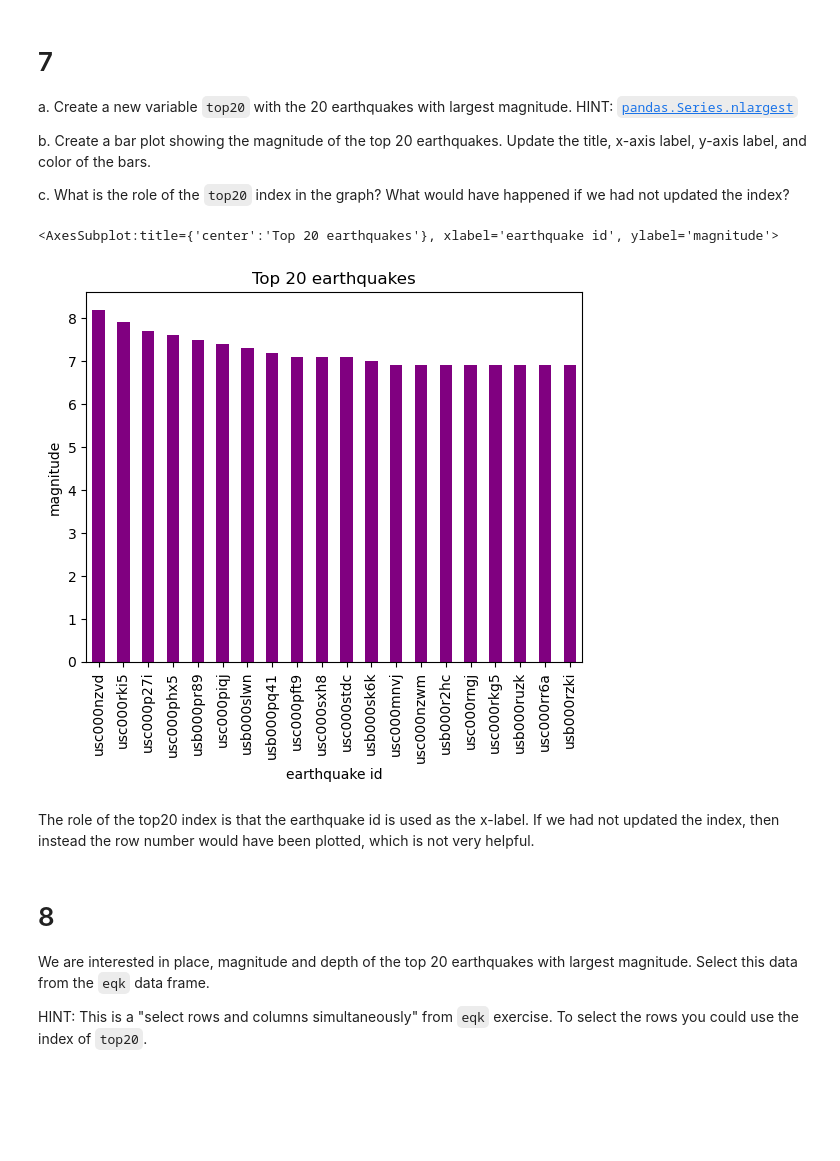
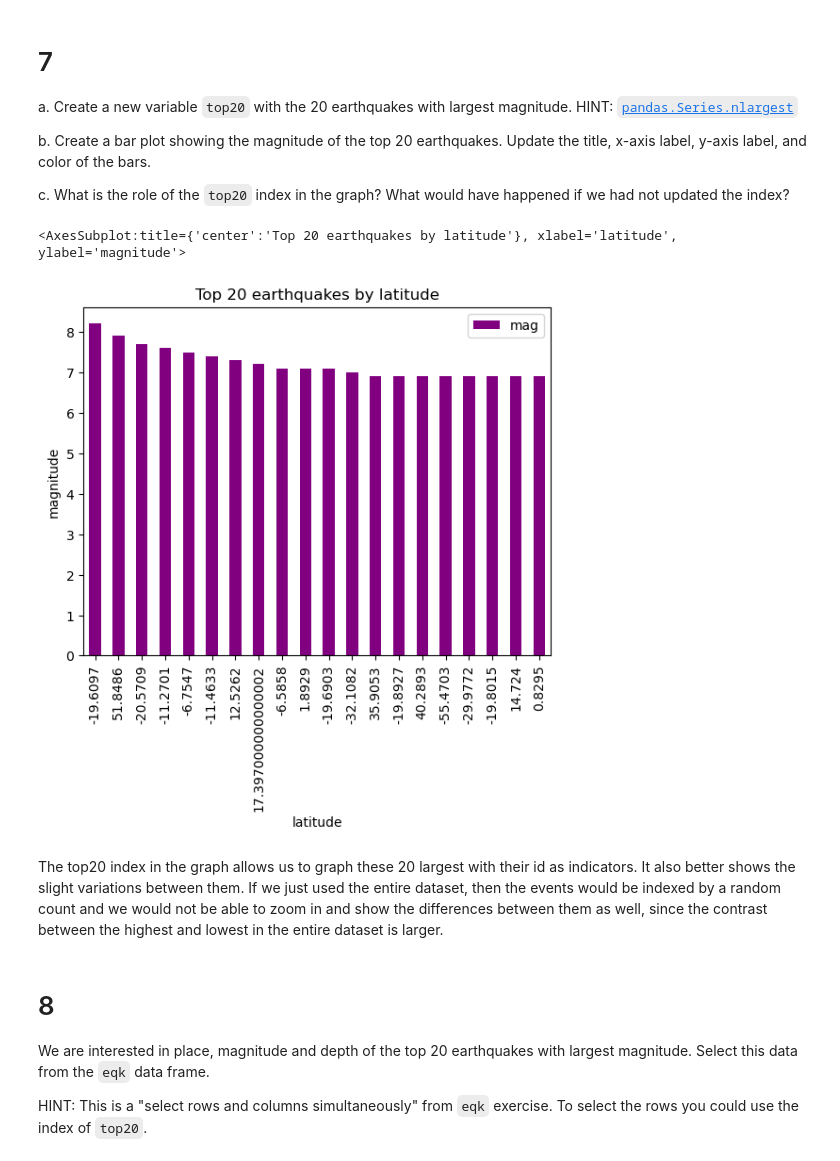
Before and after one commit to lchenhub/eds220-hwk-1, a Jupyter notebook: hwk1-task4.ipynb, the cells around one changed output. Drawn from its saved outputs; the diff is of its cells as text; code cells hidden in the pictures; blank space fills up the shorter version.

Commit message:
refined graphs

```diff
--- a/hwk1-task4.ipynb
+++ b/hwk1-task4.ipynb
@@ -98,7 +100,7 @@ eqk = raw_eqk[raw_eqk['type']=='earthquake']
 eqk
 
 #b, set id column as index
-#update_eqk = eqk.set_index('id')
+update_eqk = eqk.set_index('id')
 update_eqk
 
 #c, check index's first 3 rows
@@ -146,22 +152,23 @@ b. Create a bar plot showing the magnitude of the top 20 earthquakes. Update the
 
 c. What is the role of the `top20` index in the graph? What would have happened if we had not updated the index?
 # %%
-#a, new variable top20
-update_eqk.nlargest(20, 'mag')
-top20 = update_eqk.mag.nlargest(20)
+#a, create new variable top20 for 20 largest earthquakes by using .nlargest
+top20 = update_eqk.nlargest(20, 'mag')
 top20
 
 #b, bar plot
 top20.plot(kind='bar',
-          title = 'Top 20 earthquakes', #changed title
-          xlabel='earthquake id', #changed xlabel
+          title = 'Top 20 earthquakes by latitude', #changed title
+           x='latitude',
+           y='mag',
+          xlabel='latitude', #changed xlabel
           ylabel='magnitude', #changed y label
           color='purple') #changed color
 # %% [output]
-<AxesSubplot:title={'center':'Top 20 earthquakes'}, xlabel='earthquake id', ylabel='magnitude'>
+<AxesSubplot:title={'center':'Top 20 earthquakes by latitude'}, xlabel='latitude', ylabel='magnitude'>
-[figure, old version]
+[figure, new version]
-# %% [markdown]
-The role of the top20 index is that the earthquake id is used as the x-label. If we had not updated the index, then instead the row number would have been plotted, which is not very helpful.
+# %% [markdown]
+The top20 index in the graph allows us to graph these 20 largest with their id as indicators. It also better shows the slight variations between them. If we just used the entire dataset, then the events would be indexed by a random count and we would not be able to zoom in and show the differences between them as well, since the contrast between the highest and lowest in the entire dataset is larger.
 # %% [markdown]
 # 8
 We are interested in place, magnitude and depth of the top 20 earthquakes with largest magnitude. Select this data from the `eqk` data frame.
```
Also changed, not shown: parts of 9 cells of this notebook.
